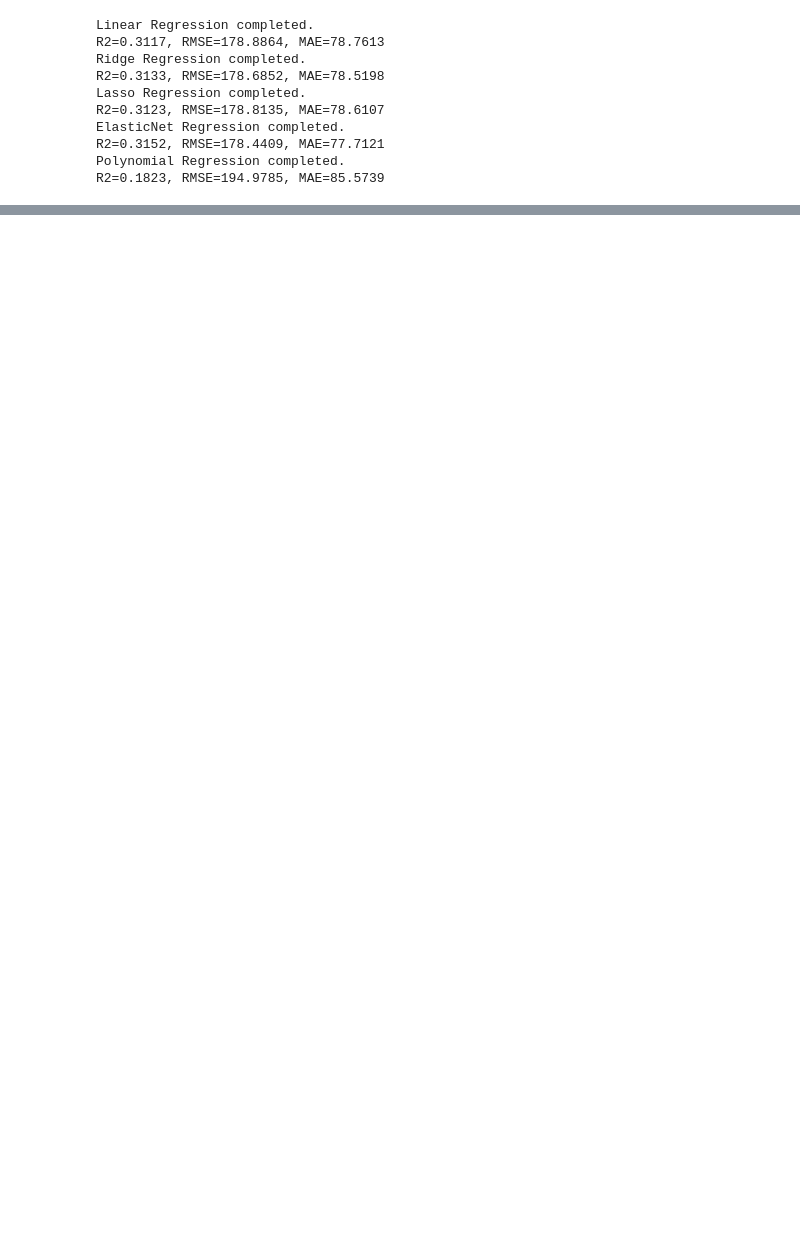
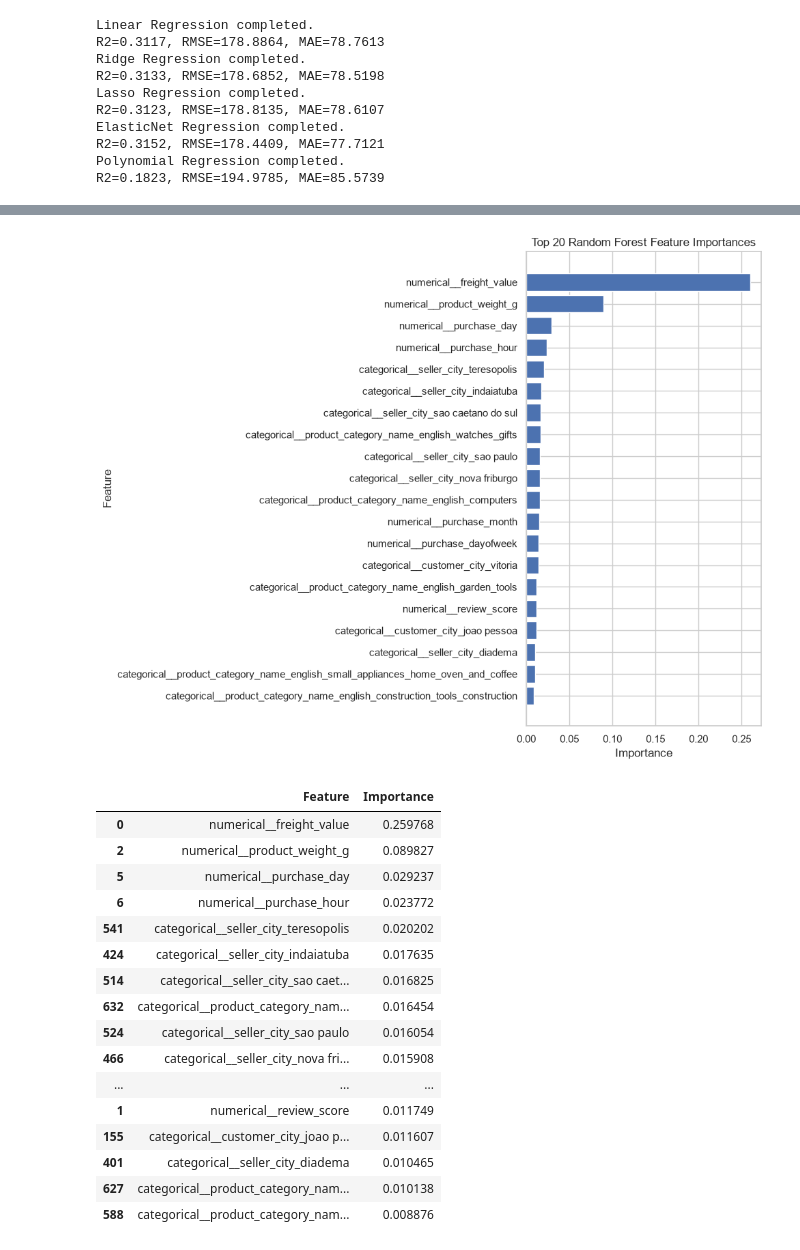
Before and after one commit to Sanjay1266/ML_Case_study, a Jupyter notebook: notebooks/regression.ipynb, the cells around one changed output, grey strips where cells are left out. Saved outputs shown, nothing was run; the diff lists cells and outputs as text; code cells hidden in the pictures; blank space fills up the shorter version.

```diff
--- a/notebooks/regression.ipynb
+++ b/notebooks/regression.ipynb
@@ -823,0 +1248,47 @@ R2=0.1823, RMSE=194.9785, MAE=85.5739
+# %%
+# ============================================================
+# 27. C4 — TREE-BASED FEATURE IMPORTANCE
+# ============================================================
+
+# Random Forest is used for the required feature-importance plot.
+# The feature names are obtained from the fitted preprocessing object.
+feature_names = preprocessor.get_feature_names_out()
+
+rf_model_for_importance = trained_models["Random Forest Regressor"]
+rf_importances = rf_model_for_importance.feature_importances_
+
+importance_table = pd.DataFrame({
+    "Feature": feature_names,
+    "Importance": rf_importances
+}).sort_values("Importance", ascending=False)
+
+top_importances = importance_table.head(20).sort_values("Importance")
+
+plt.figure(figsize=(10, 8))
+plt.barh(top_importances["Feature"], top_importances["Importance"])
+plt.title("Top 20 Random Forest Feature Importances")
+plt.xlabel("Importance")
+plt.ylabel("Feature")
+plt.tight_layout()
+plt.show()
+
+display(importance_table.head(20))
+# %% [output]
+[figure, added]
+|  | Feature | Importance |
+| 0 | numerical__freight_value | 0.259768 |
+| 2 | numerical__product_weight_g | 0.089827 |
+| 5 | numerical__purchase_day | 0.029237 |
+| 6 | numerical__purchase_hour | 0.023772 |
+| 541 | categorical__seller_city_teresopolis | 0.020202 |
+| 424 | categorical__seller_city_indaiatuba | 0.017635 |
+| 514 | categorical__seller_city_sao caet... | 0.016825 |
+| 632 | categorical__product_category_nam... | 0.016454 |
+| 524 | categorical__seller_city_sao paulo | 0.016054 |
+| 466 | categorical__seller_city_nova fri... | 0.015908 |
+| ... | ... | ... |
+| 1 | numerical__review_score | 0.011749 |
+| 155 | categorical__customer_city_joao p... | 0.011607 |
+| 401 | categorical__seller_city_diadema | 0.010465 |
+| 627 | categorical__product_category_nam... | 0.010138 |
+| 588 | categorical__product_category_nam... | 0.008876 |
```
Also changed, not shown: parts of 19 cells of this notebook.
